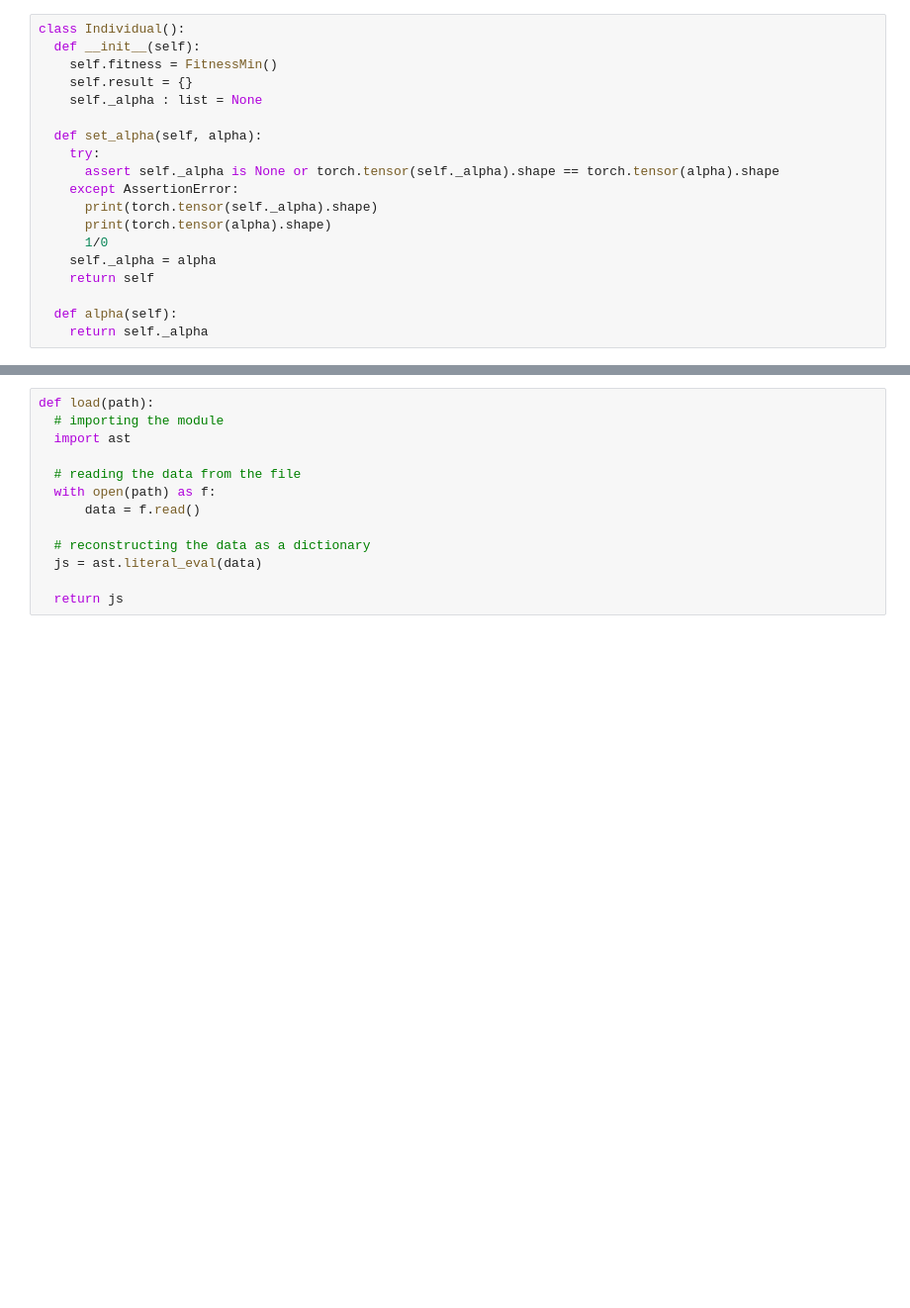
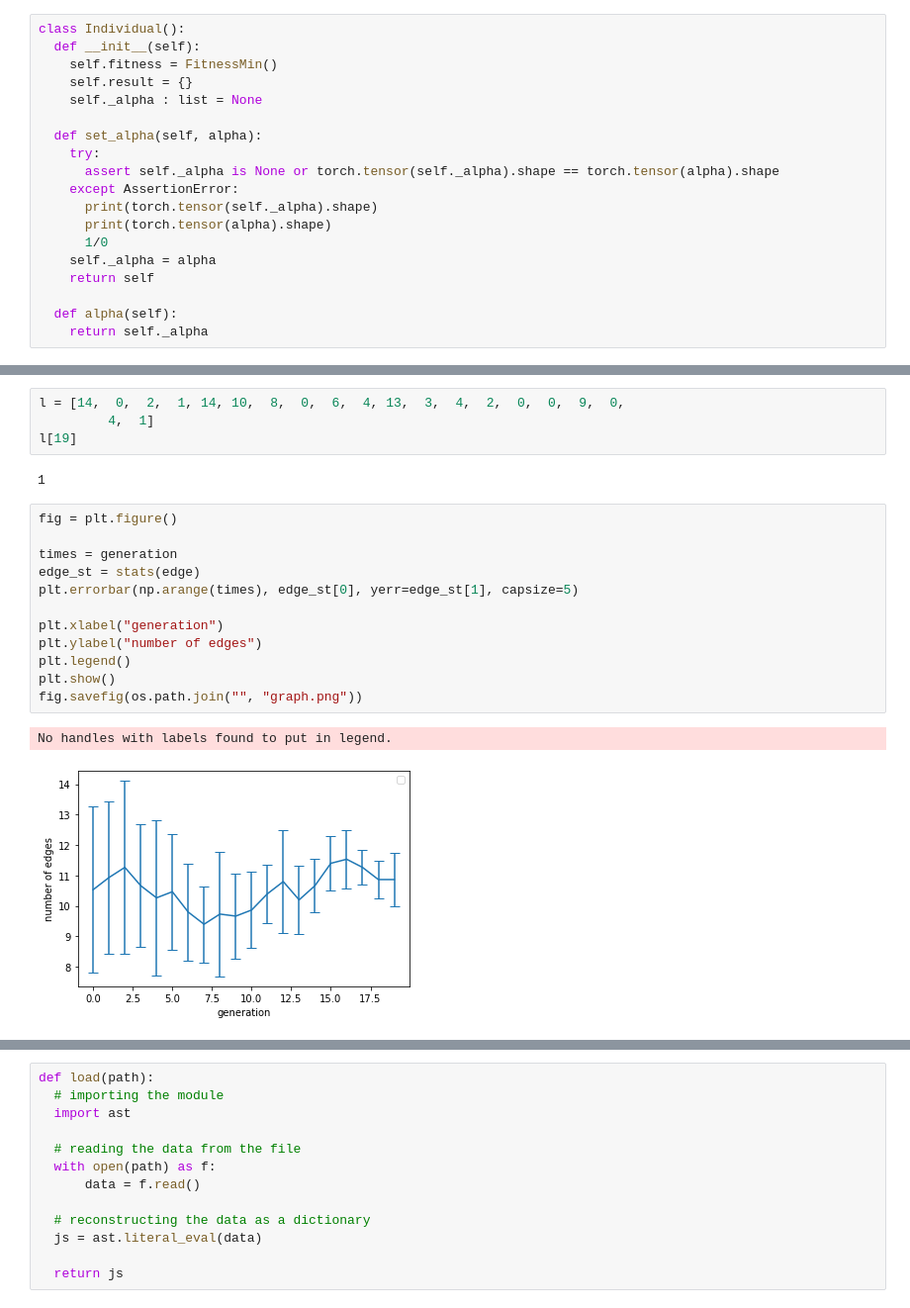
Before and after one commit to tatsuya-sugiyama/notebook, a Jupyter notebook: Untitled0.ipynb, the cells around one changed output, grey strips where cells are left out. Shown: that part at 99% size. Drawn from its saved outputs; the diff is of its cells as text; blank space fills up the shorter version.

```diff
--- a/Untitled0.ipynb
+++ b/Untitled0.ipynb
@@ -101,3 +117,24 @@ loss_st
+# %%
+l = [14,  0,  2,  1, 14, 10,  8,  0,  6,  4, 13,  3,  4,  2,  0,  0,  9,  0,
+         4,  1]
+l[19]
+# %% [output]
+1
+# %%
+fig = plt.figure()
+
+times = generation
+edge_st = stats(edge)
+plt.errorbar(np.arange(times), edge_st[0], yerr=edge_st[1], capsize=5)
+
+plt.xlabel("generation")
+plt.ylabel("number of edges")
+plt.legend()
+plt.show()
+fig.savefig(os.path.join("", "graph.png"))
+# %% [output]
+No handles with labels found to put in legend.
+[figure, added]
 # %%
 fig = plt.figure()
 
```
Also changed, not shown: parts of 19 cells of this notebook, 3 other files.
